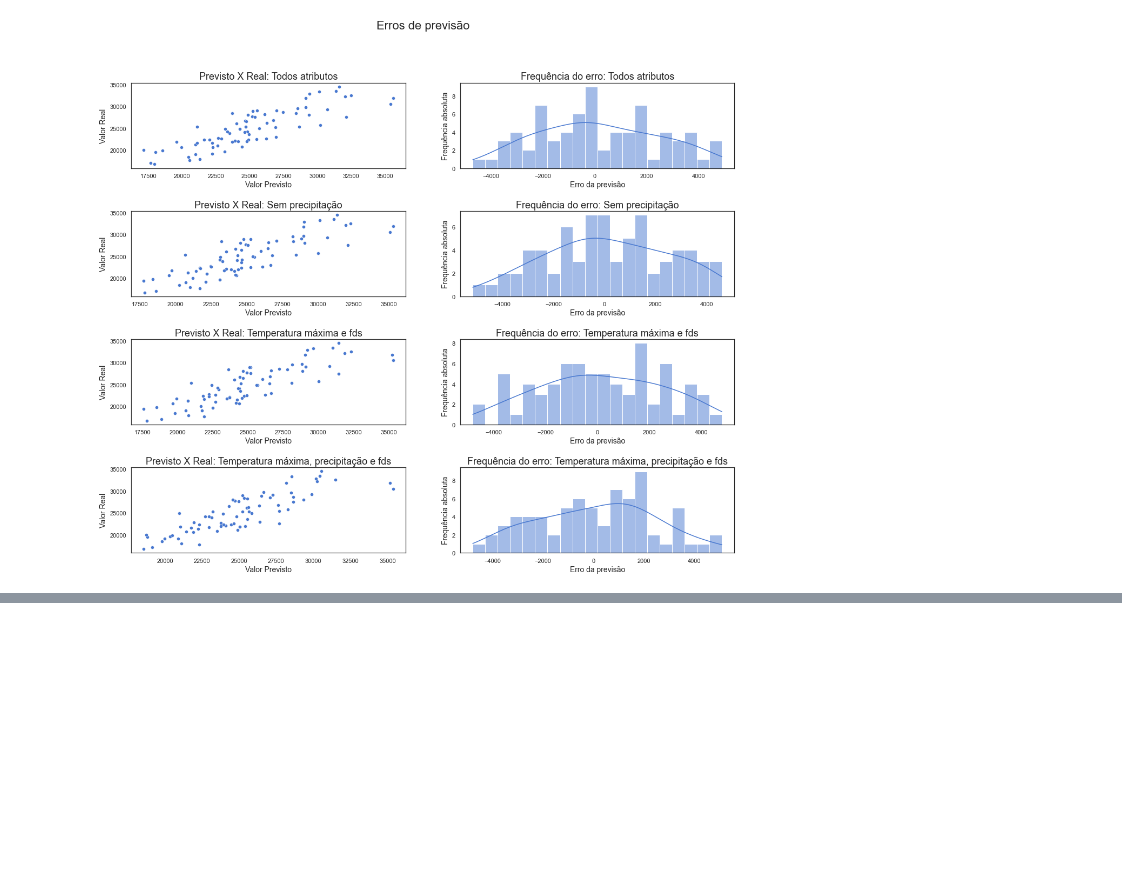
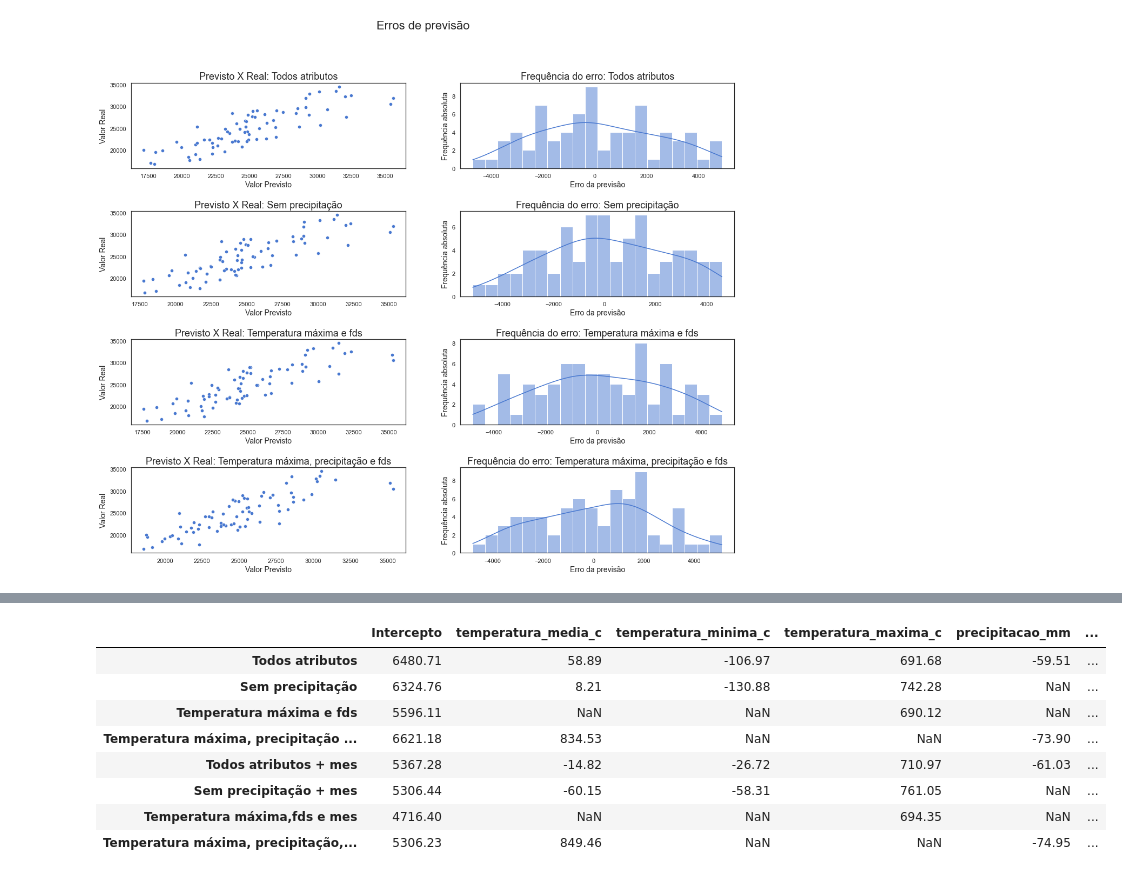
Before and after one commit to ciencia-dados-ifsp-grupo5/Beer-Consumption, a Jupyter notebook: Beer_Consumption.ipynb, the cells around one changed output, grey strips where cells are left out. Cells and saved outputs as stored; diff of their text form; code cells hidden in the pictures; blank space fills up the shorter version.

```diff
--- a/Beer_Consumption.ipynb
+++ b/Beer_Consumption.ipynb
@@ -364,0 +396,18 @@ Text(0.5, 0.98, 'Erros de previsão')
+# %%
+# Parâmetros da regressão
+rows = []
+for result in results:
+    row = pd.DataFrame(columns=['Intercepto'] + result.features)
+    row.loc[result.name] = result.params
+    rows.append(row)
+pd.concat(rows).round(2)
+# %% [output]
+|  | Intercepto | temperatura_media_c | temperatura_minima_c | temperatura_maxima_c | precipitacao_mm | ... |
+| Todos atributos | 6480.71 | 58.89 | -106.97 | 691.68 | -59.51 | ... |
+| Sem precipitação | 6324.76 | 8.21 | -130.88 | 742.28 | NaN | ... |
+| Temperatura máxima e fds | 5596.11 | NaN | NaN | 690.12 | NaN | ... |
+| Temperatura máxima, precipitação ... | 6621.18 | 834.53 | NaN | NaN | -73.90 | ... |
+| Todos atributos + mes | 5367.28 | -14.82 | -26.72 | 710.97 | -61.03 | ... |
+| Sem precipitação + mes | 5306.44 | -60.15 | -58.31 | 761.05 | NaN | ... |
+| Temperatura máxima,fds e mes | 4716.40 | NaN | NaN | 694.35 | NaN | ... |
+| Temperatura máxima, precipitação,... | 5306.23 | 849.46 | NaN | NaN | -74.95 | ... |
```
Also changed, not shown: parts of 6 cells of this notebook.
